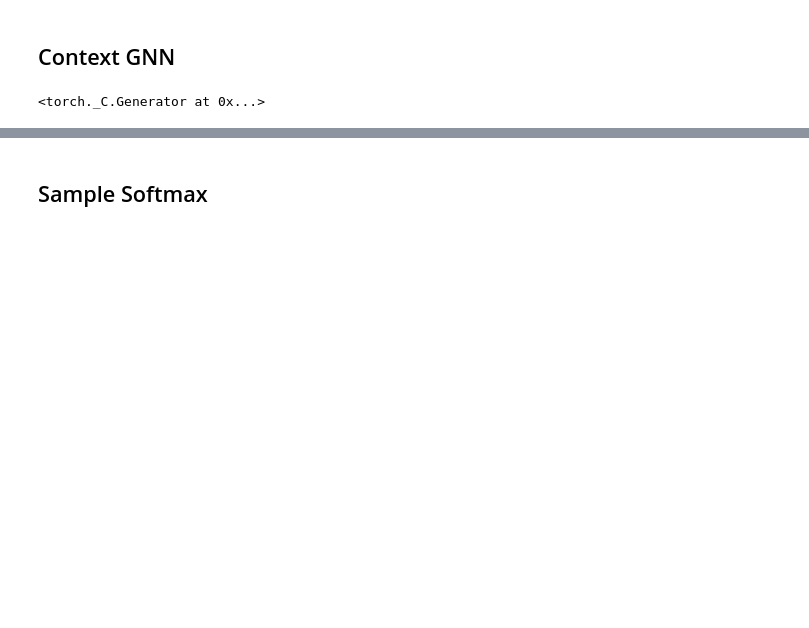
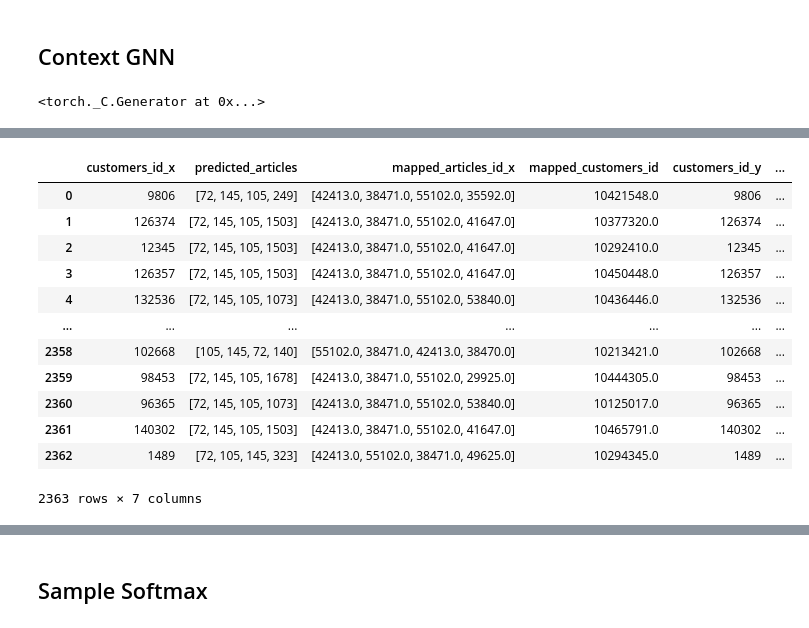
Before and after one commit to DanialNejad/ContextGNN, a Jupyter notebook: Recommendation.ipynb, the cells around one changed output, grey strips where cells are left out. Saved outputs shown, nothing was run; the diff lists cells and outputs as text; code cells hidden in the pictures; blank space fills up the shorter version.

```diff
--- a/Recommendation.ipynb
+++ b/Recommendation.ipynb
@@ -1144,0 +2229,13 @@ def test(loader: NeighborLoader, desc: str) -> np.ndarray:
+# %%
+# Assuming reverse_mapping_articles is already defined
+reverse_mapping_articles = {v: k for k, v in index_map_dict1['article'].items()}
+
+# Apply reverse mapping to each article in the list
+results_df1['mapped_articles_id'] = results_df1['groundtruth_articles'].apply(
+    lambda x: [reverse_mapping_articles.get(article, article) for article in x]
+)
+# %%
+reverse_mapping = {v: k for k, v in index_map_dict1['customer'].items()}
+
+# Map back to original customers_id
+results_df1['mapped_customers_id'] = results_df1['customers_id'].map(reverse_mapping)
@@ -1144,0 +2258,7 @@ def test(loader: NeighborLoader, desc: str) -> np.ndarray:
+# %%
+results_df1 = results_df1.dropna(subset=['mapped_customers_id'])
+# %%
+merged_df = pd.merge(results_df, results_df1, on='mapped_customers_id', how='inner')
+
+# Print the result
+print(merged_df)
@@ -1144,0 +2283,16 @@ def test(loader: NeighborLoader, desc: str) -> np.ndarray:
+# %%
+merged_df
+# %% [output]
+|  | customers_id_x | predicted_articles | mapped_articles_id_x | mapped_customers_id | customers_id_y | ... |
+| 0 | 9806 | [72, 145, 105, 249] | [42413.0, 38471.0, 55102.0, 35592.0] | 10421548.0 | 9806 | ... |
+| 1 | 126374 | [72, 145, 105, 1503] | [42413.0, 38471.0, 55102.0, 41647.0] | 10377320.0 | 126374 | ... |
+| 2 | 12345 | [72, 145, 105, 1503] | [42413.0, 38471.0, 55102.0, 41647.0] | 10292410.0 | 12345 | ... |
+| 3 | 126357 | [72, 145, 105, 1503] | [42413.0, 38471.0, 55102.0, 41647.0] | 10450448.0 | 126357 | ... |
+| 4 | 132536 | [72, 145, 105, 1073] | [42413.0, 38471.0, 55102.0, 53840.0] | 10436446.0 | 132536 | ... |
+| ... | ... | ... | ... | ... | ... | ... |
+| 2358 | 102668 | [105, 145, 72, 140] | [55102.0, 38471.0, 42413.0, 38470.0] | 10213421.0 | 102668 | ... |
+| 2359 | 98453 | [72, 145, 105, 1678] | [42413.0, 38471.0, 55102.0, 29925.0] | 10444305.0 | 98453 | ... |
+| 2360 | 96365 | [72, 145, 105, 1073] | [42413.0, 38471.0, 55102.0, 53840.0] | 10125017.0 | 96365 | ... |
+| 2361 | 140302 | [72, 145, 105, 1503] | [42413.0, 38471.0, 55102.0, 41647.0] | 10465791.0 | 140302 | ... |
+| 2362 | 1489 | [72, 105, 145, 323] | [42413.0, 55102.0, 38471.0, 49625.0] | 10294345.0 | 1489 | ... |
+2363 rows × 7 columns
```
Also changed, not shown: parts of 72 cells of this notebook, 6 other files.
